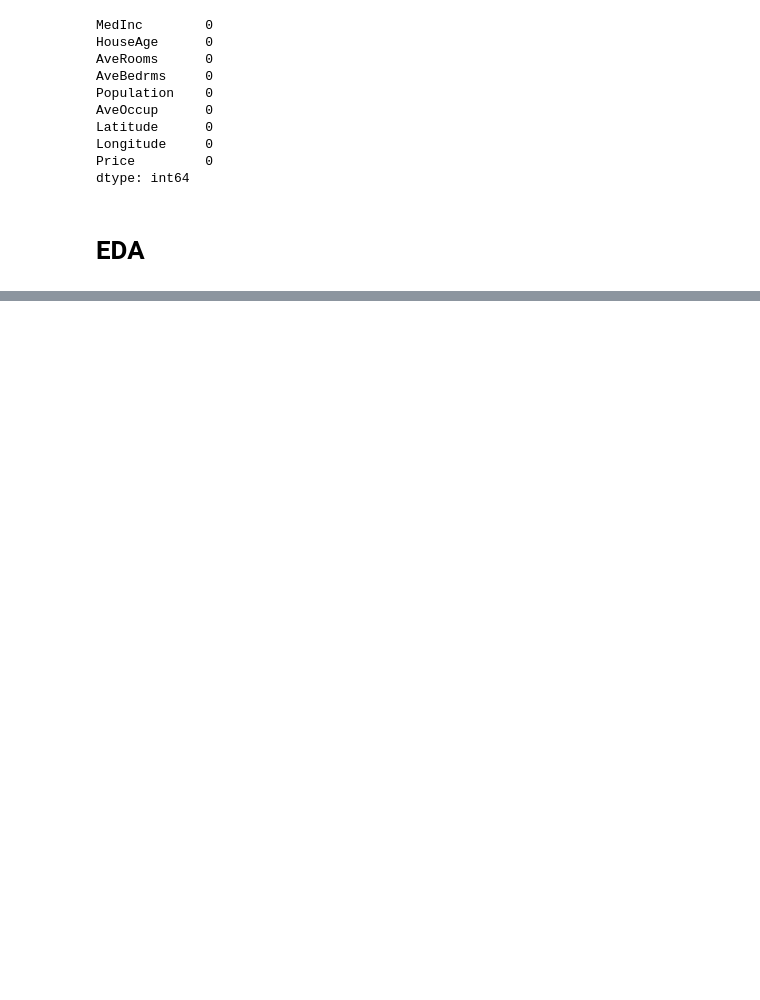
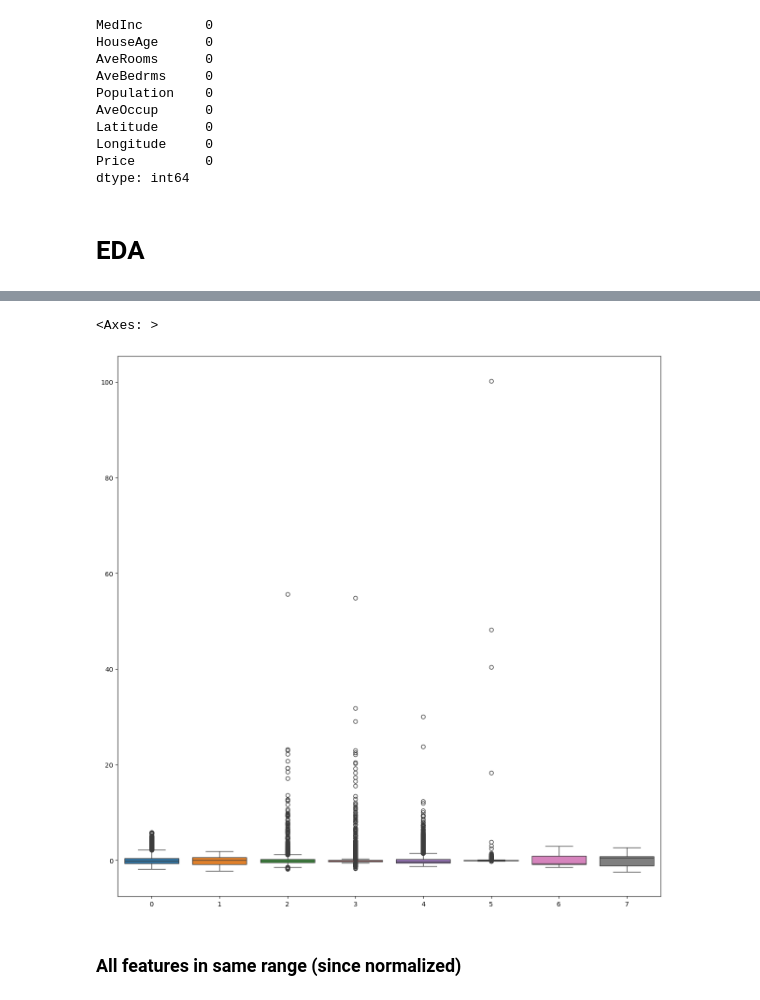
Before and after one commit to 10sharmashivam/house_price_prediction, a Jupyter notebook: Notebook/house_price.ipynb, the cells around one changed output, grey strips where cells are left out. Cells and saved outputs as stored; diff of their text form; code cells hidden in the pictures; blank space fills up the shorter version.

```diff
--- a/Notebook/house_price.ipynb
+++ b/Notebook/house_price.ipynb
@@ -158,0 +200,3 @@ dtype: int64
+# %%
+x = df.iloc[:,:-1] #All Rows, Every Column except Price i.e last one
+y = df.iloc[:,-1]   #All Rows, Only Last Column i.e Price
@@ -158,0 +236,3 @@ dtype: int64
+# %%
+from sklearn.model_selection import train_test_split
+x_train,x_test, y_train, y_test = train_test_split(x, y, test_size = 0.3, random_state=42)
@@ -158,0 +303,4 @@ dtype: int64
+# %%
+from sklearn.preprocessing import StandardScaler
+scaler = StandardScaler()
+x_train_norm = scaler.fit_transform(x_train)
@@ -158,0 +323,9 @@ dtype: int64
+# %%
+# Boxplot to see what difference did normalisation created
+fig, ax = plt.subplots(figsize=(15,15))
+sns.boxplot(data = x_train_norm, ax=ax)
+# %% [output]
+<Axes: >
+[figure, added]
+# %% [markdown]
+### All features in same range (since normalized)
```
Also changed, not shown: parts of 17 cells of this notebook.
